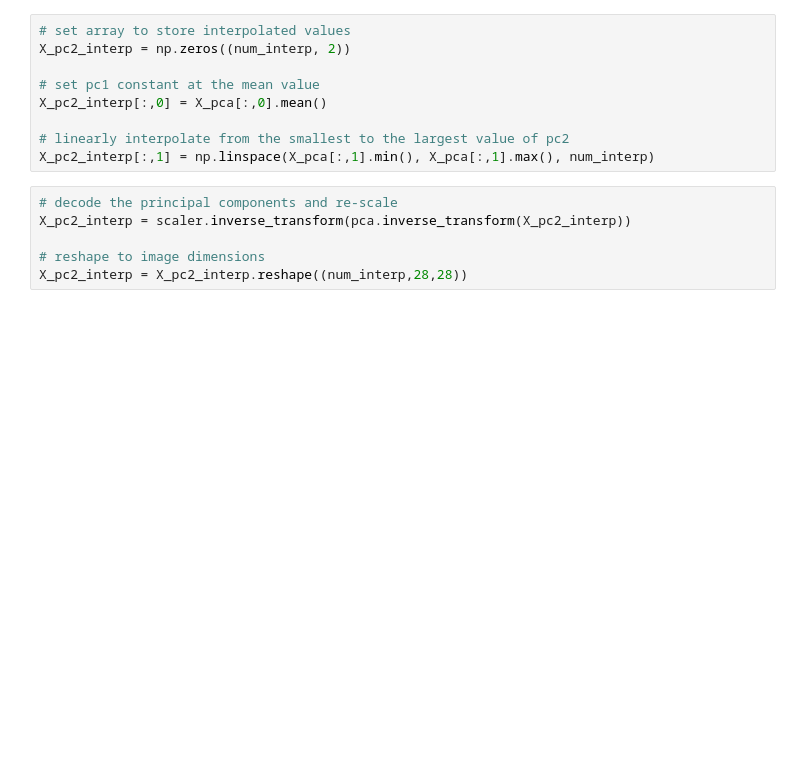
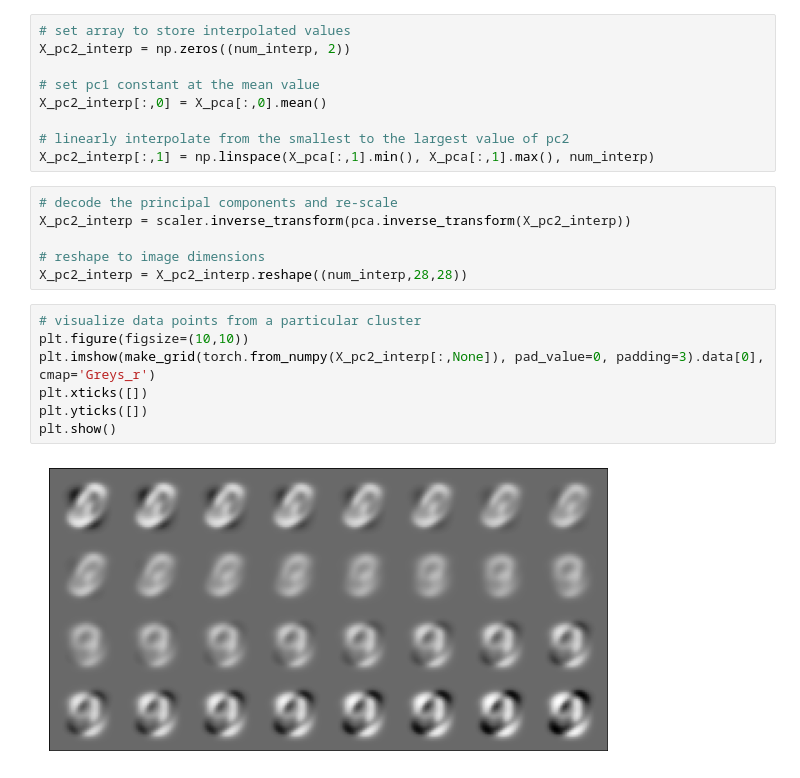
Before and after one commit to acse-ns1321/fake-news-ML, a Jupyter notebook: MNIST_Dataset/K Means.ipynb, the cells around one changed output. Cells and saved outputs as stored; diff of their text form; blank space fills up the shorter version.

```diff
--- a/MNIST_Dataset/K Means.ipynb
+++ b/MNIST_Dataset/K Means.ipynb
@@ -182,3 +184,12 @@ X_pc2_interp = scaler.inverse_transform(pca.inverse_transform(X_pc2_interp))
 
 # reshape to image dimensions
 X_pc2_interp = X_pc2_interp.reshape((num_interp,28,28))
+# %%
+# visualize data points from a particular cluster
+plt.figure(figsize=(10,10))
+plt.imshow(make_grid(torch.from_numpy(X_pc2_interp[:,None]), pad_value=0, padding=3).data[0], cmap='Greys_r')
+plt.xticks([])
+plt.yticks([])
+plt.show()
+# %% [output]
+[figure, added]
```
Also changed, not shown: parts of 2 cells of this notebook, 17 other files.
